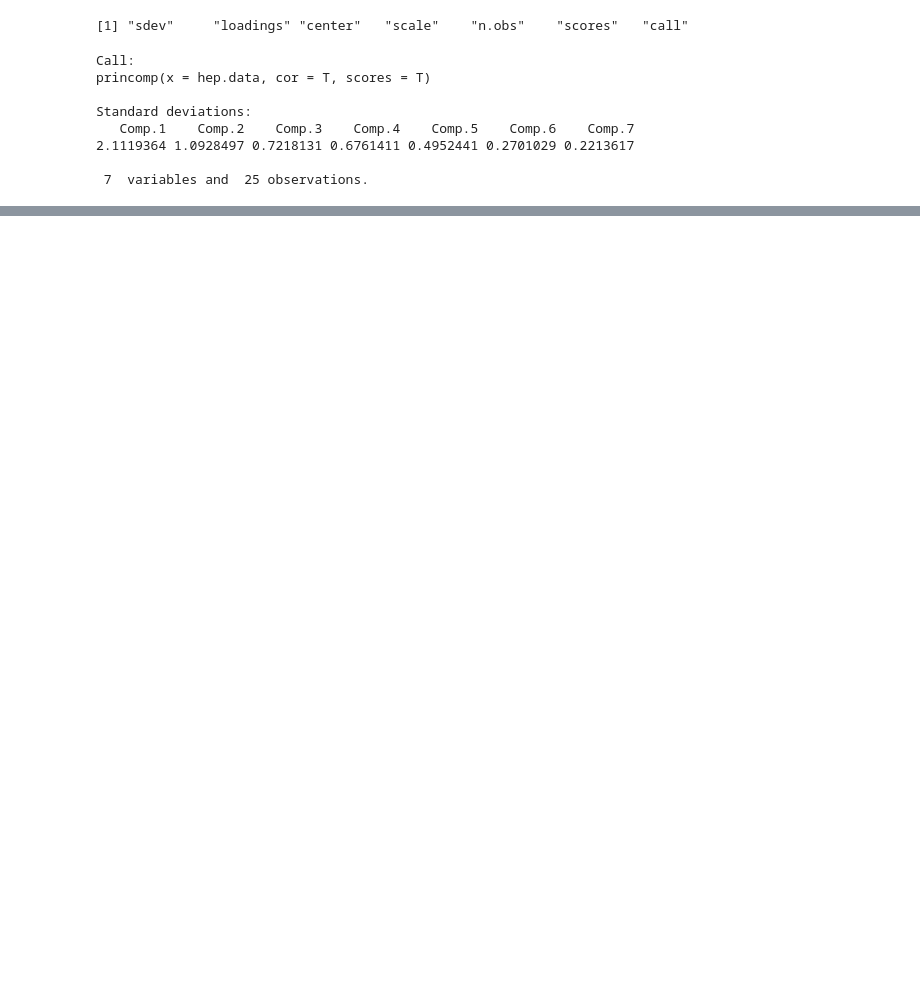
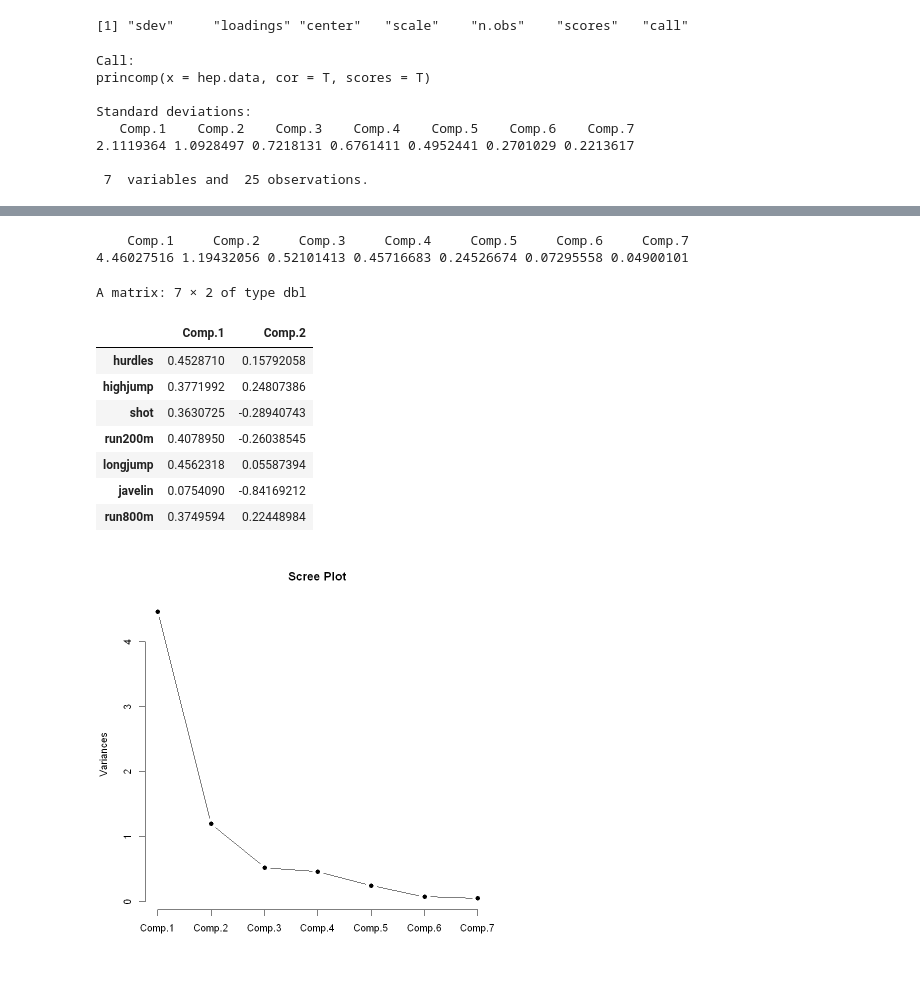
Before and after one commit to kukaro/KNOU-MULTIVARIATE-ANALYSIS, a Jupyter notebook: b2/51p-PCA.ipynb, the cells around one changed output, grey strips where cells are left out. Saved outputs shown, nothing was run; the diff lists cells and outputs as text; code cells hidden in the pictures; blank space fills up the shorter version.

```diff
--- a/b2/51p-PCA.ipynb
+++ b/b2/51p-PCA.ipynb
@@ -85,0 +98,21 @@ Standard deviations:
+# %%
+# 표준편차의 제곱 = 분산 = 고유값
+eig.val = heptathlon.pca$sdev^2
+eig.val
+# %% [output]
+    Comp.1     Comp.2     Comp.3     Comp.4     Comp.5     Comp.6     Comp.7
+4.46027516 1.19432056 0.52101413 0.45716683 0.24526674 0.07295558 0.04900101
+# %%
+screeplot(heptathlon.pca, type='lines',pch=19, main='Scree Plot')
+heptathlon.pca$loadings[,1:2]
+# %% [output]
+A matrix: 7 × 2 of type dbl
+|  | Comp.1 | Comp.2 |
+| hurdles | 0.4528710 | 0.15792058 |
+| highjump | 0.3771992 | 0.24807386 |
+| shot | 0.3630725 | -0.28940743 |
+| run200m | 0.4078950 | -0.26038545 |
+| longjump | 0.4562318 | 0.05587394 |
+| javelin | 0.0754090 | -0.84169212 |
+| run800m | 0.3749594 | 0.22448984 |
+[figure, added]
```
Also changed, not shown: parts of 6 cells of this notebook.
